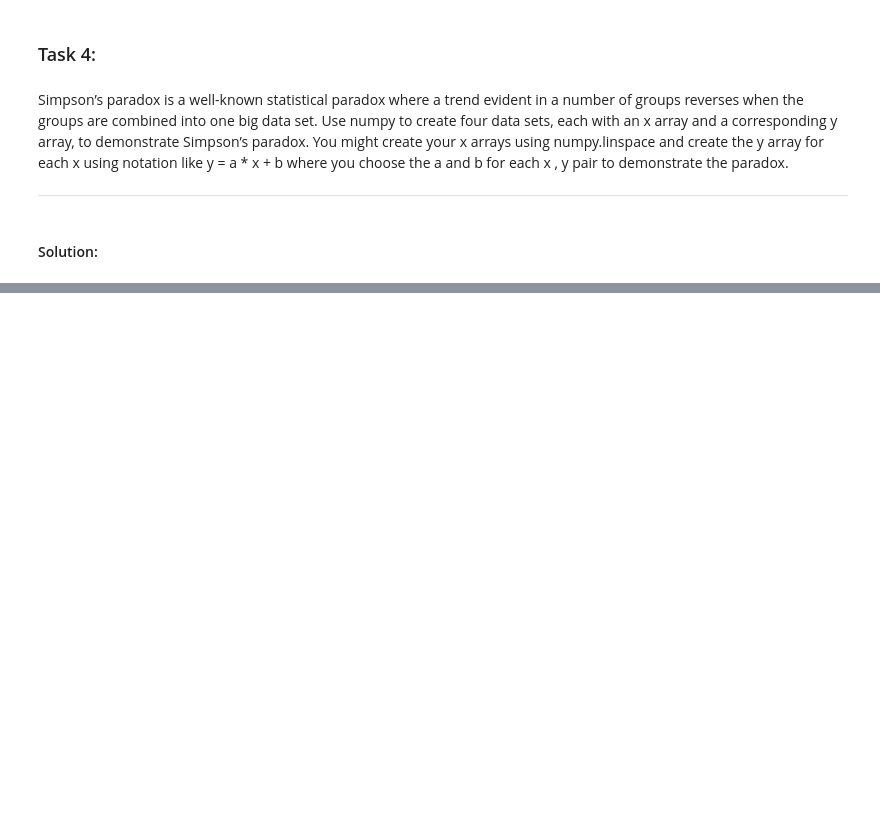
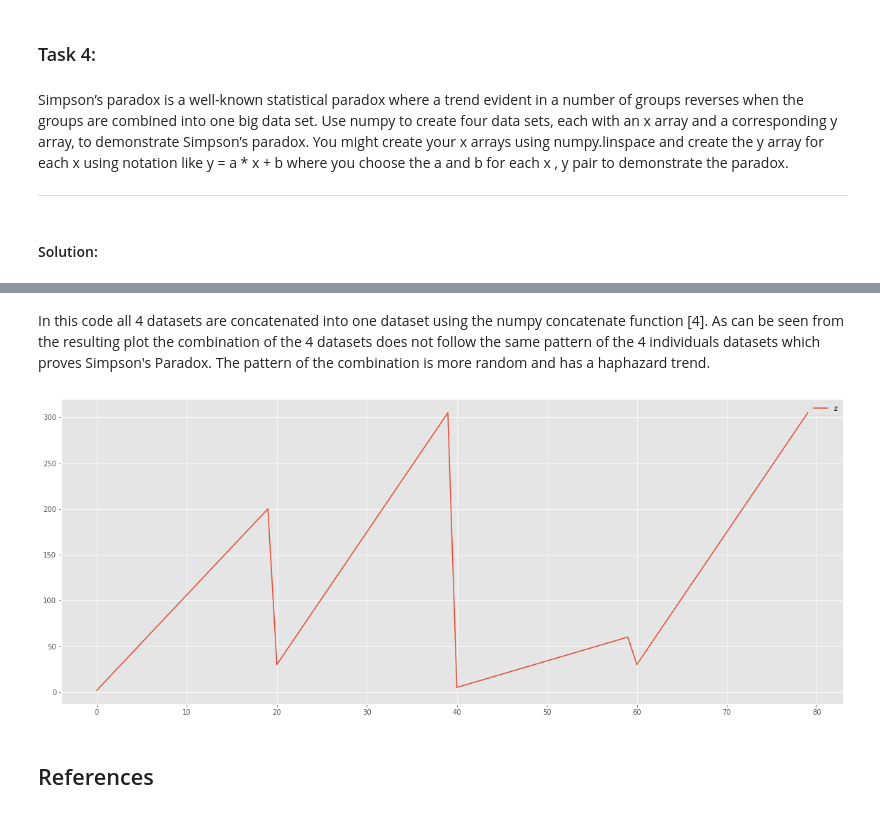
Before and after one commit to nmanley73/Tasks-Fundamentals, a Jupyter notebook: Tasks-Fundamentals.ipynb, the cells around one changed output, grey strips where cells are left out. Drawn from its saved outputs; the diff is of its cells as text; code cells hidden in the pictures; blank space fills up the shorter version.

```diff
--- a/Tasks-Fundamentals.ipynb
+++ b/Tasks-Fundamentals.ipynb
@@ -300,0 +346,30 @@ Simpson’s paradox is a well-known statistical paradox where a trend evident in
+# %% [markdown]
+In this code all 4 datasets are concatenated into one dataset using the numpy concatenate function [4]. As can be seen from the resulting plot the combination of the 4 datasets does not follow the same pattern of the 4 individuals datasets which proves Simpson's Paradox. The pattern of the combination is more random and has a haphazard trend.
+# %%
+# import libraries
+import numpy as np
+import matplotlib.pyplot as plt
+import seaborn as sns
+import pandas as pd
+
+plt.style.use("ggplot")
+plt.rcParams['figure.figsize'] = (20,8)
+# set a and b variables
+a=5
+b=5
+
+# Create 4 datasets
+x1 = np.linspace(2, 200, 20)
+x2 = np.linspace(5, 60, 20)
+y1 = a * x1 + b
+y2 = a * x2 + b
+# merge all 4 datasets
+z = np.concatenate([x1, y2, x2, y2])
+# create dataframe
+df = pd.DataFrame({"z":z})
+# create lineplot
+sns.lineplot(data = df);
+# %% [output]
+[figure, added]
+# %% [markdown]
+## References
```
Also changed, not shown: parts of 7 cells of this notebook.
